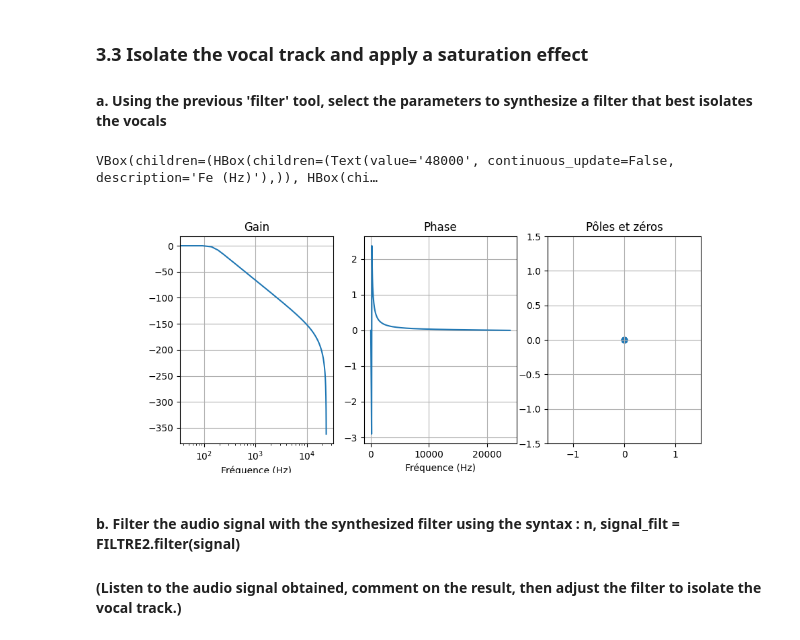
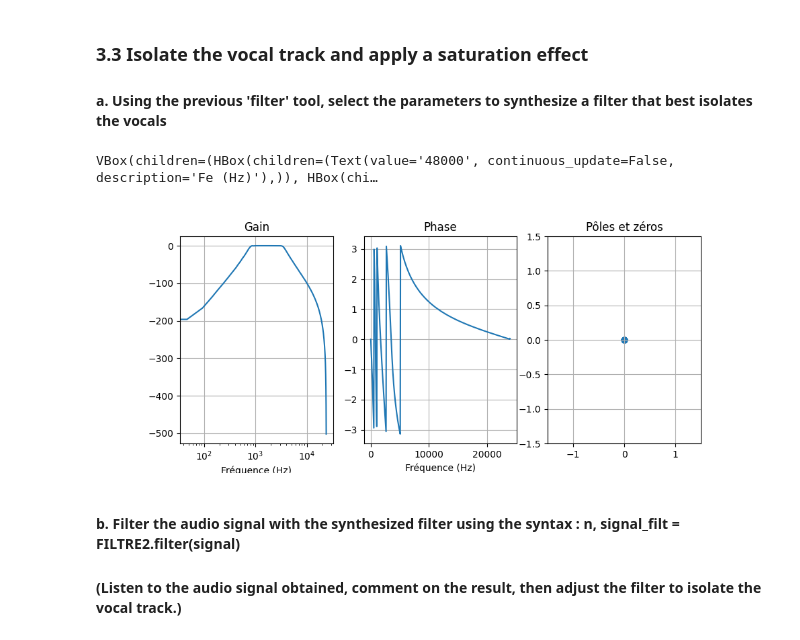
Before and after one commit to SharaineMALARVIJY/S1_Traitement_du_son, a Jupyter notebook: TP1/TP1_Son1.ipynb, the cells around one changed output. Drawn from its saved outputs; the diff is of its cells as text; code cells hidden in the pictures.

```diff
--- a/TP1/TP1_Son1.ipynb
+++ b/TP1/TP1_Son1.ipynb
@@ -244,12 +287,12 @@ sd.play(x_elecSatuR_norm, Fs)
 #### a. Using the previous 'filter' tool, select the parameters to synthesize a filter that best isolates the vocals
 # %%
 #FILTER SPECIFICATIONS : Nature : RII, Passe-Bande Fc : 800, 3500,  Order : 7
-FILTRE2 = filtre()
+FILTRE2 = filtre2()
 fig, ax = plt.subplots(1,3,figsize=(10,4))
 FILTRE2.display(ax, fig)
 # %% [output]
 VBox(children=(HBox(children=(Text(value='48000', continuous_update=False, description='Fe (Hz)'),)), HBox(chi…
-[figure, old version]
+[figure, new version]
 # %% [markdown]
 #### b. Filter the audio signal with the synthesized filter using the syntax : n, signal_filt = FILTRE2.filter(signal)
 #### (Listen to the audio signal obtained, comment on the result, then adjust the filter to isolate the vocal track.)
```
Also changed, not shown: parts of 23 cells of this notebook, 1 other file.
